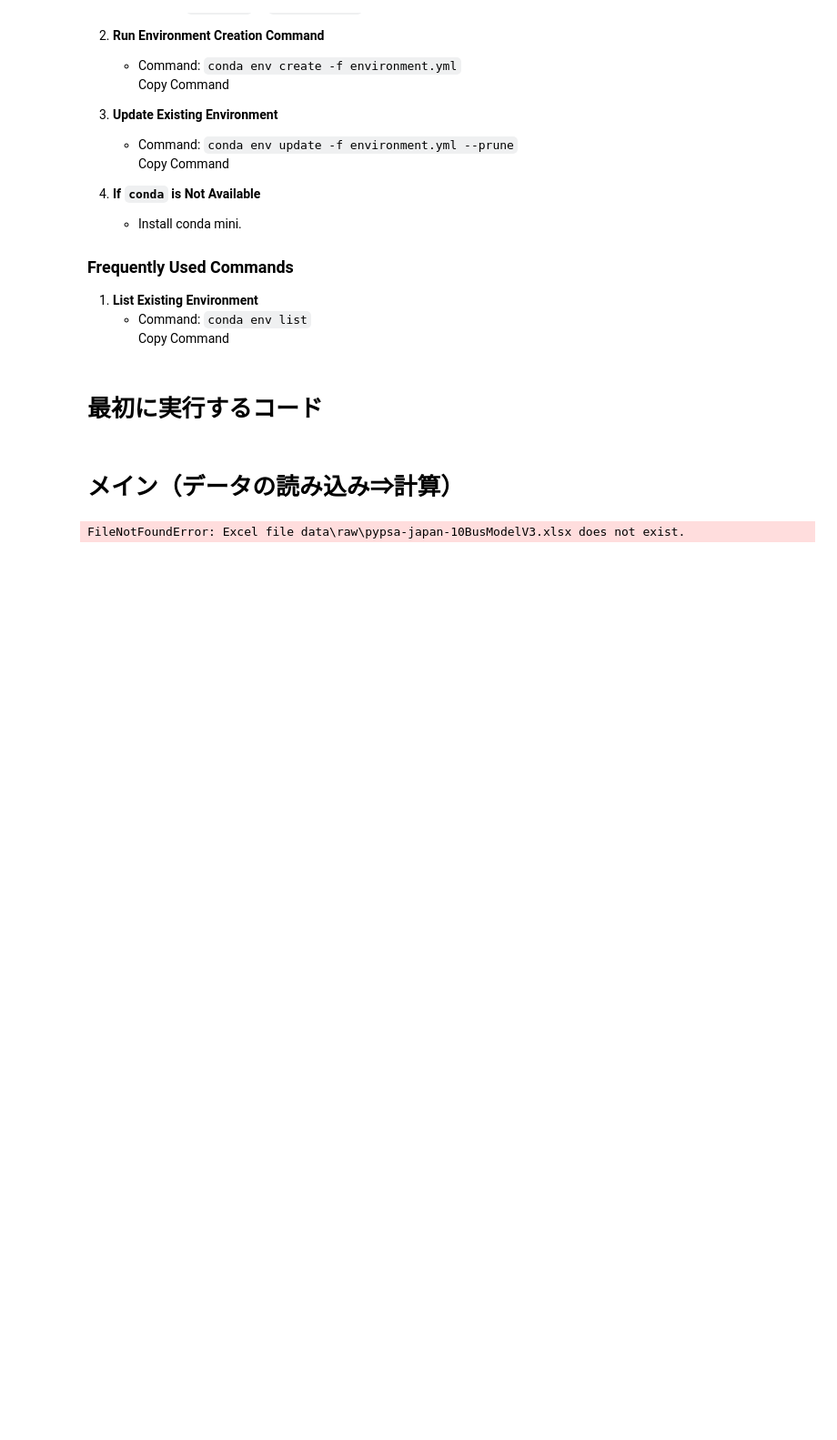
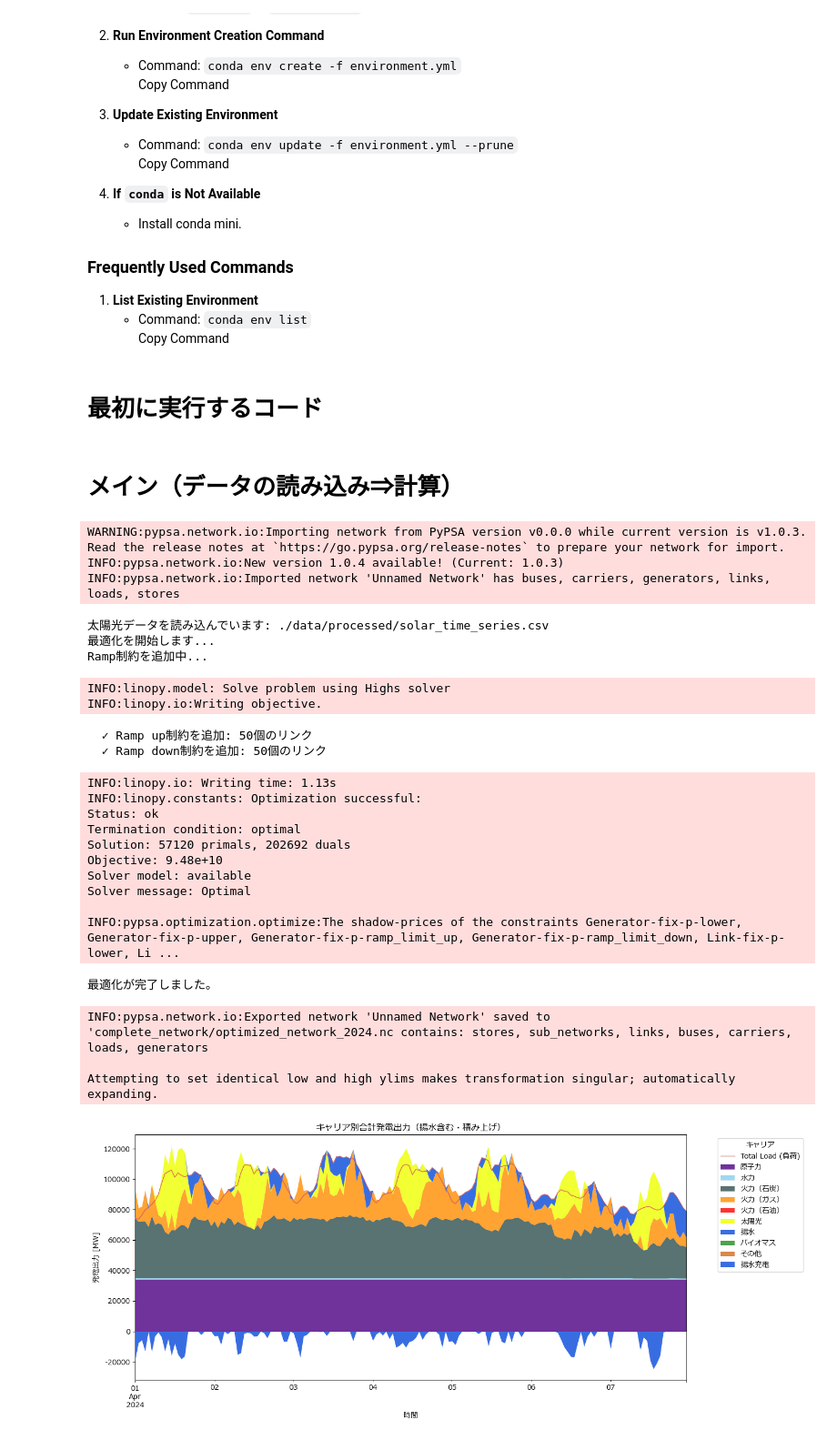
Before and after one commit to takashi-yanase/DemandSupplySimulation, a Jupyter notebook: 00 pypsa-tepsco-master-notebook.ipynb, the cells around one changed output. Shown at 91% size. Cells and saved outputs as stored; diff of their text form; code cells hidden in the pictures; blank space fills up the shorter version.

```diff
--- a/00 pypsa-tepsco-master-notebook.ipynb
+++ b/00 pypsa-tepsco-master-notebook.ipynb
@@ -57,7 +57,7 @@ renewable_ninja_api_key = "0ee68c7853037dcd2235f771d349d104e68996cf"  # ここ
 
 # スナップショット作成
 snapshots = pd.date_range(f"{Year_of_analysis}-04-01 00:00",
-                          f"{Year_of_analysis}-04-14 23:00",
+                          f"{Year_of_analysis}-04-07 23:00",
                           freq="h")
 snapshots = snapshots[~((snapshots.month == 2) & (snapshots.day == 29))]
 
@@ -98,31 +98,55 @@ def add_ramp_constraints(n, snapshots):
             print(f"  ✓ Ramp up制約を追加: {len(links_with_ramp_up)}個のリンク")
 
         # ramp_limit_downが設定されているリンクを抽出
         links_with_ramp_down = n.links[n.links['ramp_limit_down'].notna() & (n.links['ramp_limit_down'] > 0)].index
         if len(links_with_ramp_down) > 0:
             p_diff = n.model["Link-p"].diff("snapshot")
             # Ramp down制約: p(t-1) - p(t) <= ramp_limit_down * p_nom
             # つまり: -p_diff <= ramp_limit_down * p_nom
             ramp_down_limit = n.links.loc[links_with_ramp_down, 'ramp_limit_down'] * n.links.loc[links_with_ramp_down, 'p_nom']
             n.model.add_constraints(
                 -p_diff.loc[:, links_with_ramp_down] <= ramp_down_limit,
                 name="Link-ramp_limit_down"
             )
             print(f"  ✓ Ramp down制約を追加: {len(links_with_ramp_down)}個のリンク")
 
 # 最適化実行（Ramp制約を有効化）
 print("最適化を開始します...")
 print("Ramp制約を追加中...")
 network.optimize(
     solver_name='highs',
     extra_functionality=add_ramp_constraints
 )
 print("最適化が完了しました。")
 
 # ネットワークデータ保存
 network.export_to_netcdf(f'complete_network/optimized_network_{Year_of_analysis}.nc')
 
 # 発電量集計・プロット
 pypsa_tepsco.plot_total_generation_by_carrier(network)
 # %% [output]
-FileNotFoundError: Excel file data\raw\pypsa-japan-10BusModelV3.xlsx does not exist.
+WARNING:pypsa.network.io:Importing network from PyPSA version v0.0.0 while current version is v1.0.3. Read the release notes at `https://go.pypsa.org/release-notes` to prepare your network for import.
+INFO:pypsa.network.io:New version 1.0.4 available! (Current: 1.0.3)
+INFO:pypsa.network.io:Imported network 'Unnamed Network' has buses, carriers, generators, links, loads, stores
+太陽光データを読み込んでいます: ./data/processed/solar_time_series.csv
+最適化を開始します...
+Ramp制約を追加中...
+INFO:linopy.model: Solve problem using Highs solver
+INFO:linopy.io:Writing objective.
+  ✓ Ramp up制約を追加: 50個のリンク
+  ✓ Ramp down制約を追加: 50個のリンク
+INFO:linopy.io: Writing time: 1.13s
+INFO:linopy.constants: Optimization successful:
+Status: ok
+Termination condition: optimal
+Solution: 57120 primals, 202692 duals
+Objective: 9.48e+10
+Solver model: available
+Solver message: Optimal
+
+INFO:pypsa.optimization.optimize:The shadow-prices of the constraints Generator-fix-p-lower, Generator-fix-p-upper, Generator-fix-p-ramp_limit_up, Generator-fix-p-ramp_limit_down, Link-fix-p-lower, Li ...
+最適化が完了しました。
+INFO:pypsa.network.io:Exported network 'Unnamed Network' saved to 'complete_network/optimized_network_2024.nc contains: stores, sub_networks, links, buses, carriers, loads, generators
+
+Attempting to set identical low and high ylims makes transformation singular; automatically expanding.
+[figure, added]
```
Also changed, not shown: 3 other files.
